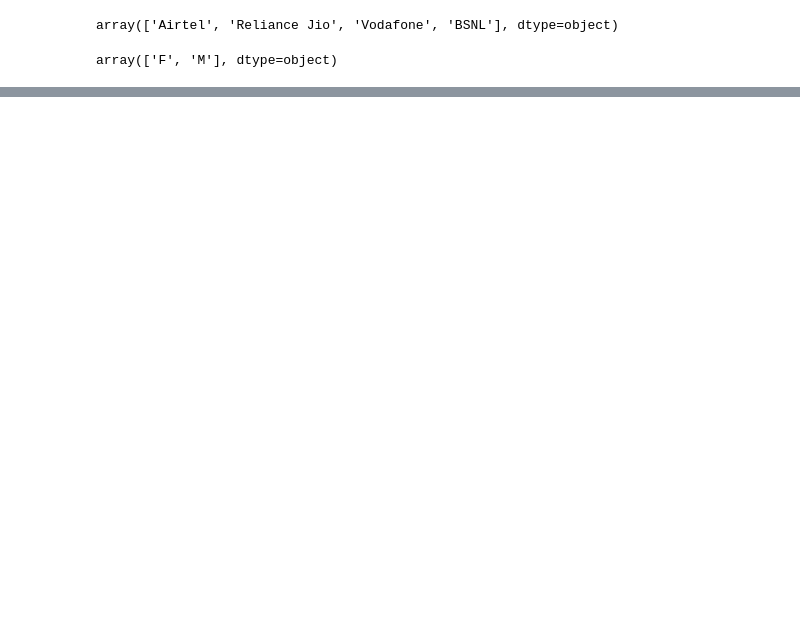
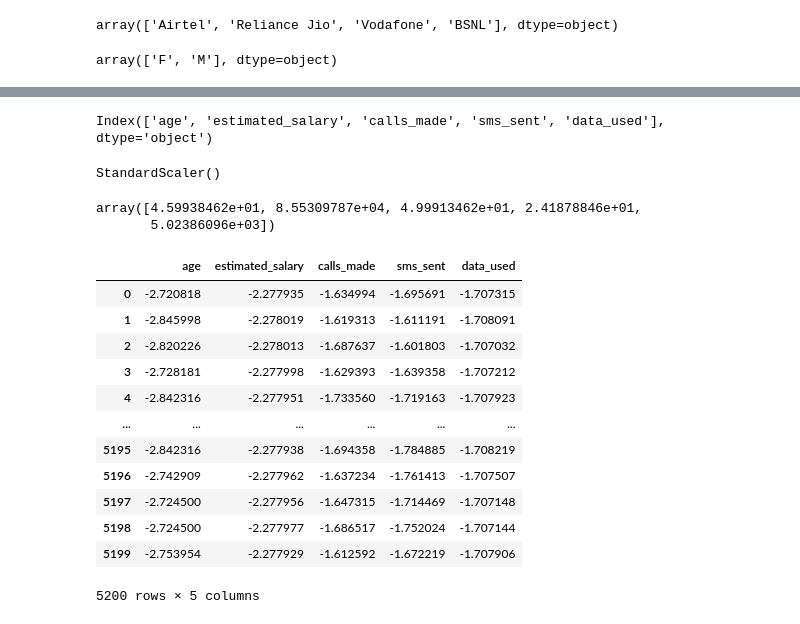
Before and after one commit to Nishchaypat/Fun-DS, a Jupyter notebook: HW2_template.ipynb, the cells around one changed output, grey strips where cells are left out. Saved outputs shown, nothing was run; the diff lists cells and outputs as text; code cells hidden in the pictures; blank space fills up the shorter version.

```diff
--- a/HW2_template.ipynb
+++ b/HW2_template.ipynb
@@ -118,0 +123,4 @@ array(['F', 'M'], dtype=object)
+# %%
+scaler = StandardScaler()
+# %%
+X_train_scaled = X_train.drop(columns=['telecom_partner', 'city', 'gender', 'num_dependents'])
@@ -118,0 +129,32 @@ array(['F', 'M'], dtype=object)
+# %%
+X_train_scaled_columns = X_train_scaled.columns
+X_train_scaled_columns
+# %% [output]
+Index(['age', 'estimated_salary', 'calls_made', 'sms_sent', 'data_used'], dtype='object')
+# %%
+scaler.fit(X_train_scaled)
+# %% [output]
+StandardScaler()
+# %%
+scaler.mean_
+# %% [output]
+array([4.59938462e+01, 8.55309787e+04, 4.99913462e+01, 2.41878846e+01,
+       5.02386096e+03])
+# %%
+X_train_scaled = scaler.transform(X_train_scaled)
+X_train_scaled = pd.DataFrame(X_train_scaled, columns=X_train_scaled_columns)
+X_train_scaled
+# %% [output]
+|  | age | estimated_salary | calls_made | sms_sent | data_used |
+| 0 | -2.720818 | -2.277935 | -1.634994 | -1.695691 | -1.707315 |
+| 1 | -2.845998 | -2.278019 | -1.619313 | -1.611191 | -1.708091 |
+| 2 | -2.820226 | -2.278013 | -1.687637 | -1.601803 | -1.707032 |
+| 3 | -2.728181 | -2.277998 | -1.629393 | -1.639358 | -1.707212 |
+| 4 | -2.842316 | -2.277951 | -1.733560 | -1.719163 | -1.707923 |
+| ... | ... | ... | ... | ... | ... |
+| 5195 | -2.842316 | -2.277938 | -1.694358 | -1.784885 | -1.708219 |
+| 5196 | -2.742909 | -2.277962 | -1.637234 | -1.761413 | -1.707507 |
+| 5197 | -2.724500 | -2.277956 | -1.647315 | -1.714469 | -1.707148 |
+| 5198 | -2.724500 | -2.277977 | -1.686517 | -1.752024 | -1.707144 |
+| 5199 | -2.753954 | -2.277929 | -1.612592 | -1.672219 | -1.707906 |
+5200 rows × 5 columns
```
Also changed, not shown: parts of 27 cells of this notebook.
